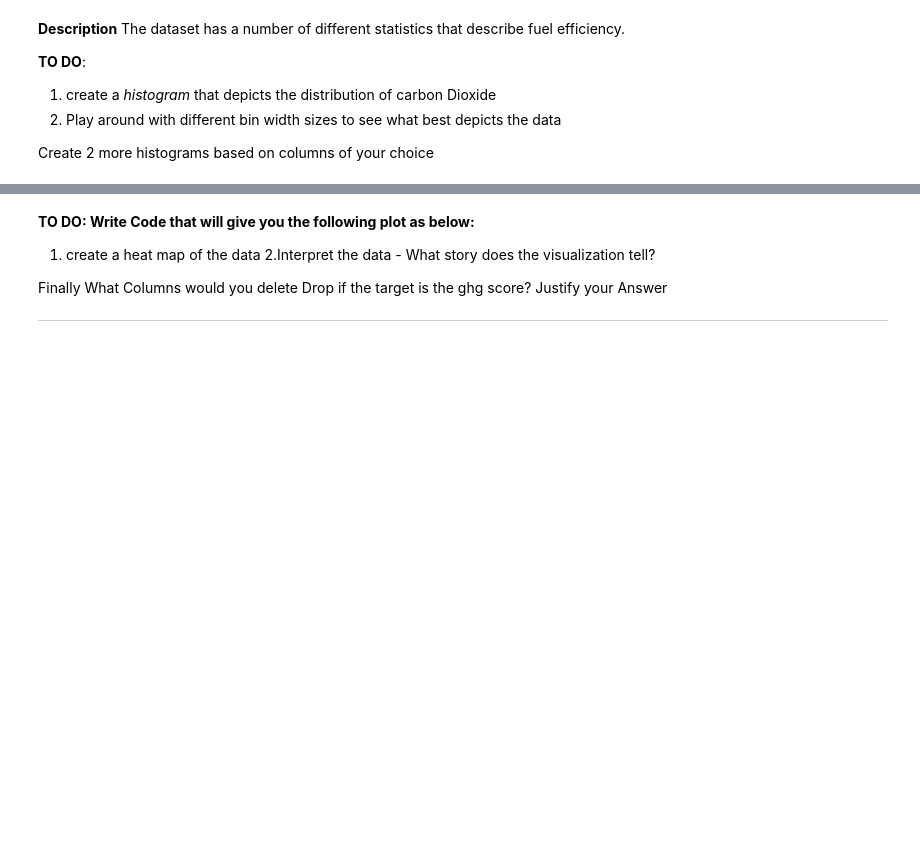
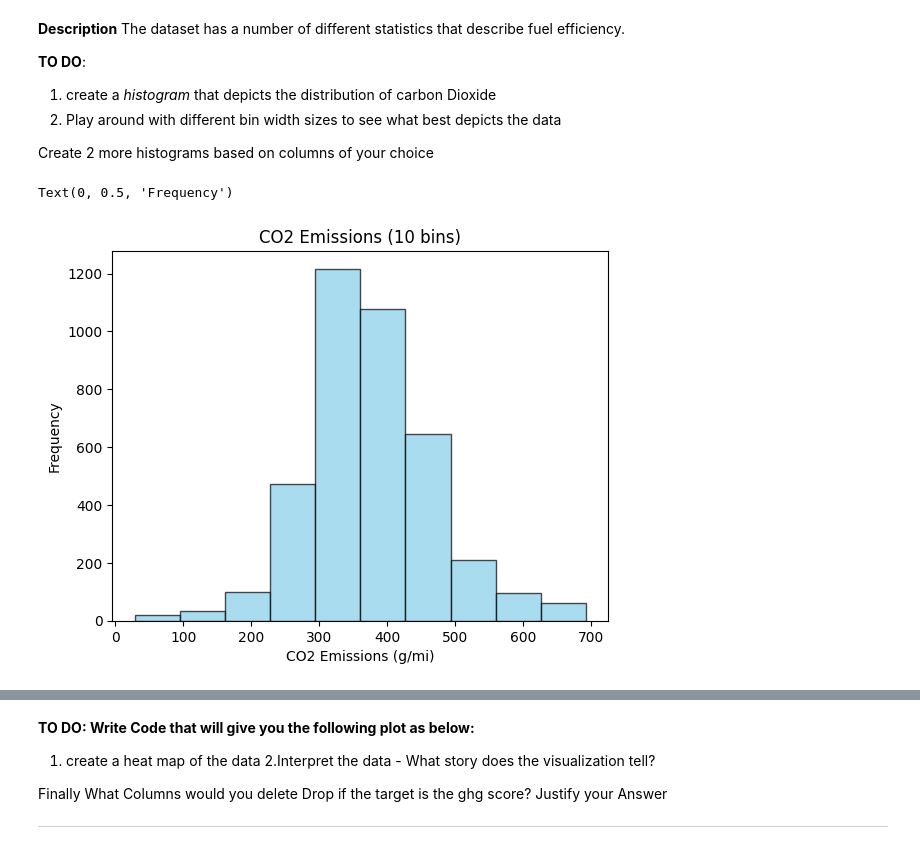
Before and after one commit to izabayo7/project-plotting-assigment, a Jupyter notebook: Plotting_Assignment.ipynb, the cells around one changed output, grey strips where cells are left out. Drawn from its saved outputs; the diff is of its cells as text; code cells hidden in the pictures; blank space fills up the shorter version.

Commit message:
feat: add histograms that depicts the distribution of carbon Dioxide

```diff
--- a/Plotting_Assignment.ipynb
+++ b/Plotting_Assignment.ipynb
@@ -66,0 +61,8 @@ Create 2 more histograms based on columns of your choice
+# %%
+plt.hist(df['co2'], bins=10, alpha=0.7, color='skyblue', edgecolor='black')
+plt.title('CO2 Emissions (10 bins)')
+plt.xlabel('CO2 Emissions (g/mi)')
+plt.ylabel('Frequency')
+# %% [output]
+Text(0, 0.5, 'Frequency')
+[figure, added]
```
Also changed, not shown: parts of 5 cells of this notebook.
